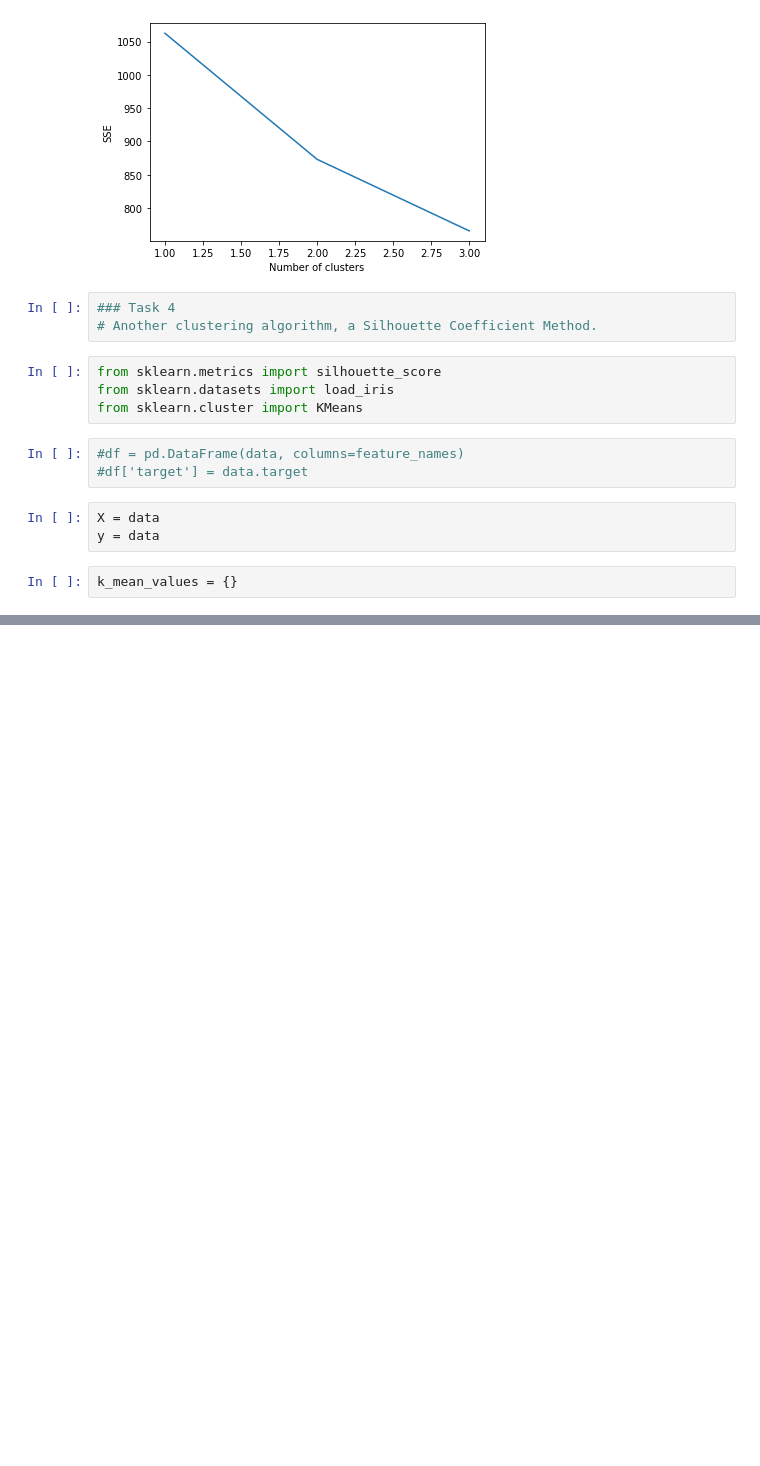
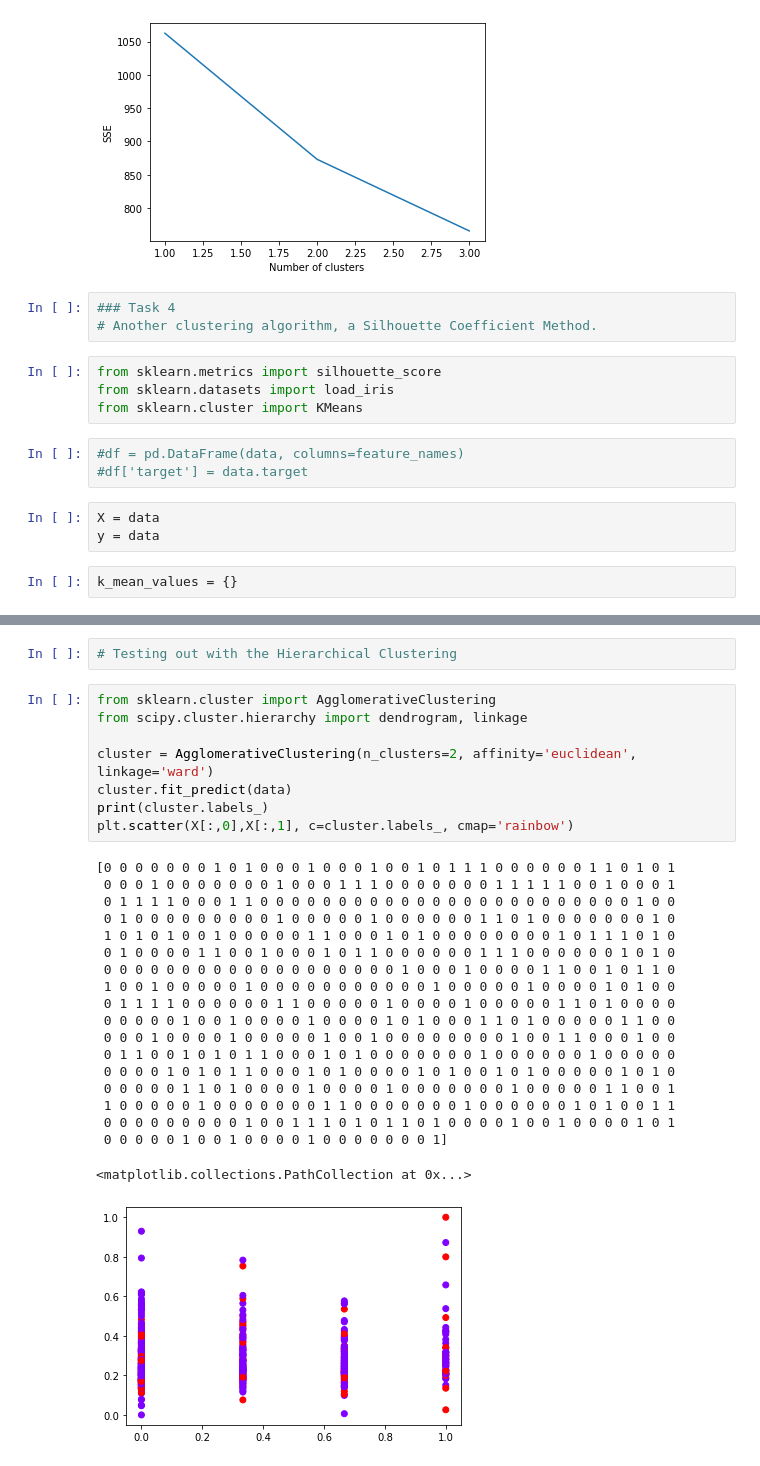
Before and after one commit to Boontay/CS4168_Etivities, a Jupyter notebook: Etivity 3.ipynb, the cells around one changed output, grey strips where cells are left out. Saved outputs shown, nothing was run; the diff lists cells and outputs as text; blank space fills up the shorter version.

```diff
--- a/Etivity 3.ipynb
+++ b/Etivity 3.ipynb
@@ -246,0 +247,30 @@ plt.show()
+# %%
+# Testing out with the Hierarchical Clustering
+# %%
+from sklearn.cluster import AgglomerativeClustering
+from scipy.cluster.hierarchy import dendrogram, linkage
+
+cluster = AgglomerativeClustering(n_clusters=2, affinity='euclidean', linkage='ward')
+cluster.fit_predict(data)
+print(cluster.labels_)
+plt.scatter(X[:,0],X[:,1], c=cluster.labels_, cmap='rainbow')
+# %% [output]
+[0 0 0 0 0 0 0 1 0 1 0 0 0 1 0 0 0 1 0 0 1 0 1 1 1 0 0 0 0 0 0 1 1 0 1 0 1
+ 0 0 0 1 0 0 0 0 0 0 0 1 0 0 0 1 1 1 0 0 0 0 0 0 0 1 1 1 1 1 0 0 1 0 0 0 1
+ 0 1 1 1 1 0 0 0 1 1 0 0 0 0 0 0 0 0 0 0 0 0 0 0 0 0 0 0 0 0 0 0 0 0 1 0 0
+ 0 1 0 0 0 0 0 0 0 0 0 1 0 0 0 0 0 1 0 0 0 0 0 0 1 1 0 1 0 0 0 0 0 0 0 1 0
+ 1 0 1 0 1 0 0 1 0 0 0 0 0 1 1 0 0 0 1 0 1 0 0 0 0 0 0 0 0 1 0 1 1 1 0 1 0
+ 0 1 0 0 0 0 1 1 0 0 1 0 0 0 1 0 1 1 0 0 0 0 0 0 1 1 1 0 0 0 0 0 0 1 0 1 0
+ 0 0 0 0 0 0 0 0 0 0 0 0 0 0 0 0 0 0 0 1 0 0 0 1 0 0 0 0 1 1 0 0 1 0 1 1 0
+ 1 0 0 1 0 0 0 0 0 1 0 0 0 0 0 0 0 0 0 0 0 1 0 0 0 0 0 1 0 0 0 0 1 0 1 0 0
+ 0 1 1 1 1 0 0 0 0 0 0 1 1 0 0 0 0 0 1 0 0 0 0 1 0 0 0 0 0 1 1 0 1 0 0 0 0
+ 0 0 0 0 0 1 0 0 1 0 0 0 0 1 0 0 0 0 1 0 1 0 0 0 1 1 0 1 0 0 0 0 0 1 1 0 0
+ 0 0 0 1 0 0 0 0 1 0 0 0 0 0 1 0 0 1 0 0 0 0 0 0 0 0 1 0 0 1 1 0 0 0 1 0 0
+ 0 1 1 0 0 1 0 1 0 1 1 0 0 0 1 0 1 0 0 0 0 0 0 0 1 0 0 0 0 0 0 1 0 0 0 0 0
+ 0 0 0 0 1 0 1 0 1 1 0 0 0 1 0 1 0 0 0 0 1 0 1 0 0 1 0 1 0 0 0 0 0 1 0 1 0
+ 0 0 0 0 0 1 1 0 1 0 0 0 0 1 0 0 0 0 1 0 0 0 0 0 0 0 1 0 0 0 0 0 1 1 0 0 1
+ 1 0 0 0 0 0 1 0 0 0 0 0 0 0 1 1 0 0 0 0 0 0 0 1 0 0 0 0 0 0 1 0 1 0 0 1 1
+ 0 0 0 0 0 0 0 0 0 1 0 0 1 1 1 0 1 0 1 1 0 1 0 0 0 0 1 0 0 1 0 0 0 0 1 0 1
+ 0 0 0 0 0 1 0 0 1 0 0 0 0 1 0 0 0 0 0 0 0 1]
+<matplotlib.collections.PathCollection at 0x...>
+[figure, added]
```
Also changed, not shown: parts of 5 cells of this notebook.
